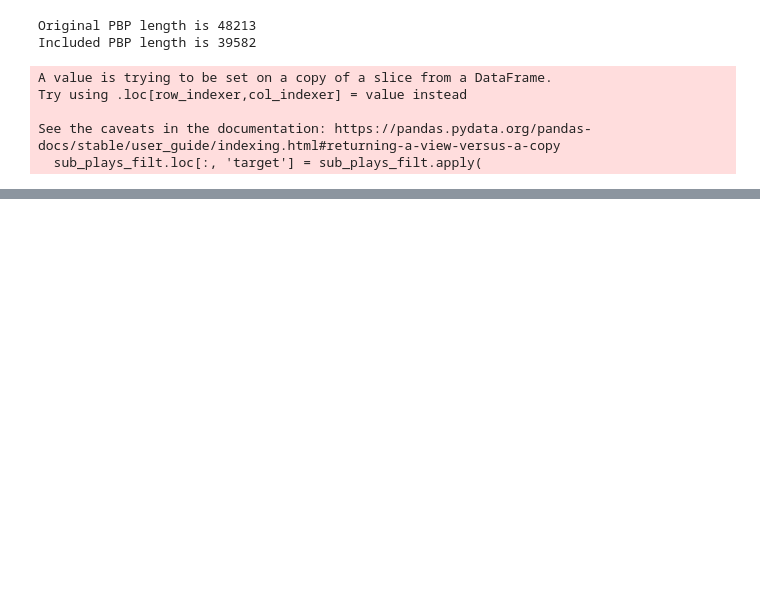
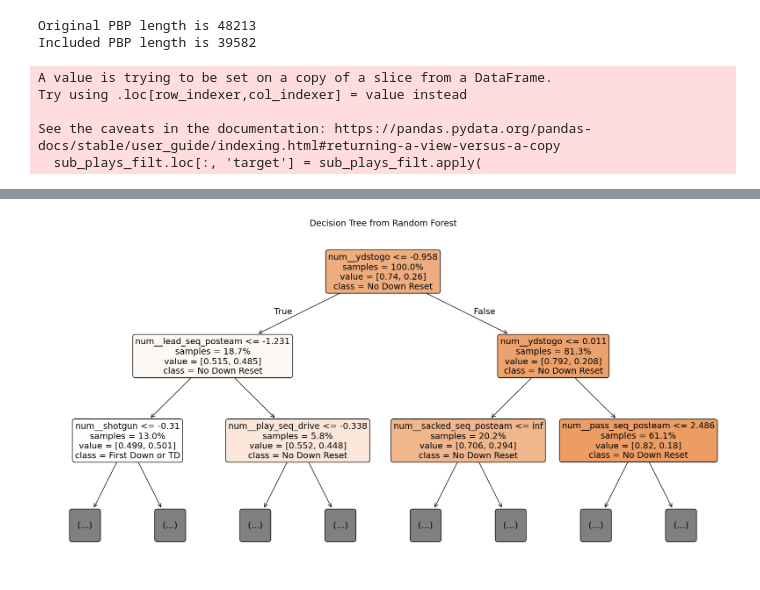
Before and after one commit to christopher-junk/nfl_rf, a Jupyter notebook: play_prediction.ipynb, the cells around one changed output, grey strips where cells are left out. Cells and saved outputs as stored; diff of their text form; code cells hidden in the pictures; blank space fills up the shorter version.

Commit message:
add modeling

```diff
--- a/play_prediction.ipynb
+++ b/play_prediction.ipynb
@@ -24,6 +26,7 @@ fields = ['play_type_nfl', 'play_type'
               , 'game_date', 'home_team', 'away_team'
               , 'total_home_score', 'total_away_score'
               , 'home_timeouts_remaining', 'away_timeouts_remaining'
+              , 'posteam_timeouts_remaining', 'defteam_timeouts_remaining'
               , 'penalty_team', 'penalty_yards', 'penalty_type', 'penalty'
               , 'air_yards', 'yards_after_catch', 'incomplete_pass', 'complete_pass', 'passing_yards'
               , 'rush_attempt', 'pass_attempt', 'sack', 'qb_hit'
@@ -206,0 +299,21 @@ See the caveats in the documentation: https://pandas.pydata.org/pandas-docs/stab
+# %%
+from sklearn.tree import plot_tree
+
+# Extract a single tree from the trained Random Forest model
+rf_model = pipeline.named_steps['classifier']
+single_tree = rf_model.estimators_[0]  # Get the first tree
+
+# Plot the decision tree
+plt.figure(figsize=(20, 10))
+plot_tree(single_tree
+          ,impurity = False
+          ,max_depth = 2
+          ,proportion = True
+          ,feature_names=pipeline.named_steps['preprocessor'].get_feature_names_out()
+          ,class_names=['No Down Reset', 'First Down or TD']
+          ,filled=True, rounded=True, fontsize=14)
+
+plt.title("Decision Tree from Random Forest", fontsize=14)
+plt.show()
+# %% [output]
+[figure, added]
```
Also changed, not shown: parts of 8 cells of this notebook.
